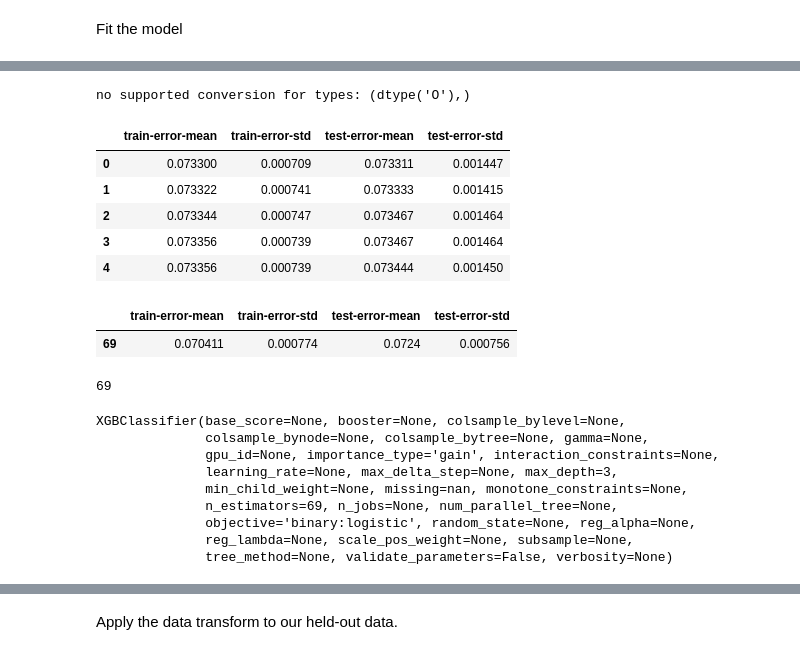
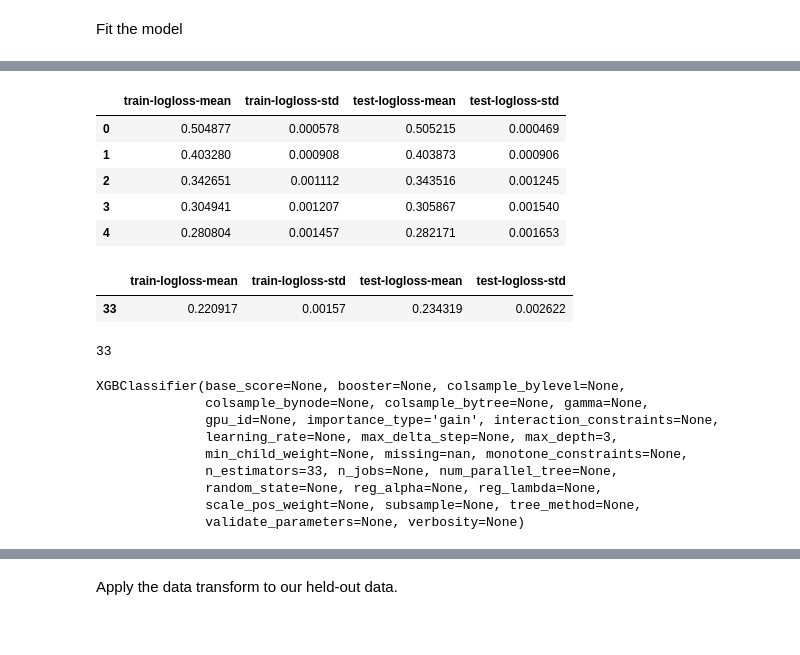
Before and after one commit to WinVector/pyvtreat, a Jupyter notebook: Examples/KDD2009Example/KDD2009Example.ipynb, the cells around one changed output, grey strips where cells are left out. Cells and saved outputs as stored; diff of their text form; code cells hidden in the pictures.

```diff
--- a/Examples/KDD2009Example/KDD2009Example.ipynb
+++ b/Examples/KDD2009Example/KDD2009Example.ipynb
@@ -93,7 +94,10 @@ We start by building our treatment plan, this has the `sklearn.pipeline.Pipeline
 # %%
 plan = vtreat.BinomialOutcomeTreatment(
     outcome_target=True,
-    params=vtreat.vtreat_parameters({'filter_to_recommended':True}))
+    params=vtreat.vtreat_parameters({
+        'filter_to_recommended': True,
+        'sparse_indicators': True,
+    }))
 # %% [markdown]
 Use `.fit_transform()` to get a special copy of the treated training data that has cross-validated mitigations againsst nested model bias. We call this a "cross frame." `.fit_transform()` is deliberately a different `DataFrame` than what would be returned by `.fit().transform()` (the `.fit().transform()` would damage the modeling effort due nested model bias, the `.fit_transform()` "cross frame" uses cross-validation techniques similar to "stacking" to mitigate these issues).
 # %%
@@ -163,8 +164,6 @@ try:
     cross_sparse = scipy.sparse.csc_matrix(cross_frame[model_vars])
 except Exception as ex:
     print(ex)
-# %% [output]
-no supported conversion for types: (dtype('O'),)
 # %%
 # works
 cross_sparse = scipy.sparse.hstack([scipy.sparse.csc_matrix(cross_frame[[vi]]) for vi in model_vars])
@@ -174,28 +173,28 @@ fd = xgboost.DMatrix(
     data=cross_sparse,
     label=churn_train)
 # %%
-x_parameters = {"max_depth":3, "objective":'binary:logistic'}
+x_parameters = {"max_depth":3, "objective":'binary:logistic', "eval_metric": 'logloss'}
 cv = xgboost.cv(x_parameters, fd, num_boost_round=100, verbose_eval=False)
 # %%
 cv.head()
 # %% [output]
-|  | train-error-mean | train-error-std | test-error-mean | test-error-std |
-| 0 | 0.073300 | 0.000709 | 0.073311 | 0.001447 |
-| 1 | 0.073322 | 0.000741 | 0.073333 | 0.001415 |
-| 2 | 0.073344 | 0.000747 | 0.073467 | 0.001464 |
-| 3 | 0.073356 | 0.000739 | 0.073467 | 0.001464 |
-| 4 | 0.073356 | 0.000739 | 0.073444 | 0.001450 |
+|  | train-logloss-mean | train-logloss-std | test-logloss-mean | test-logloss-std |
+| 0 | 0.504877 | 0.000578 | 0.505215 | 0.000469 |
+| 1 | 0.403280 | 0.000908 | 0.403873 | 0.000906 |
+| 2 | 0.342651 | 0.001112 | 0.343516 | 0.001245 |
+| 3 | 0.304941 | 0.001207 | 0.305867 | 0.001540 |
+| 4 | 0.280804 | 0.001457 | 0.282171 | 0.001653 |
 # %%
-best = cv.loc[cv["test-error-mean"]<= min(cv["test-error-mean"] + 1.0e-9), :]
+best = cv.loc[cv["test-logloss-mean"]<= min(cv["test-logloss-mean"] + 1.0e-9), :]
 best
 # %% [output]
-|  | train-error-mean | train-error-std | test-error-mean | test-error-std |
-| 69 | 0.070411 | 0.000774 | 0.0724 | 0.000756 |
+|  | train-logloss-mean | train-logloss-std | test-logloss-mean | test-logloss-std |
+| 33 | 0.220917 | 0.00157 | 0.234319 | 0.002622 |
 # %%
 ntree = best.index.values[0]
 ntree
 # %% [output]
-69
+33
 # %%
 fitter = xgboost.XGBClassifier(n_estimators=ntree, max_depth=3, objective='binary:logistic')
 fitter
@@ -205,9 +204,9 @@ XGBClassifier(base_score=None, booster=None, colsample_bylevel=None,
               gpu_id=None, importance_type='gain', interaction_constraints=None,
               learning_rate=None, max_delta_step=None, max_depth=3,
               min_child_weight=None, missing=nan, monotone_constraints=None,
-              n_estimators=69, n_jobs=None, num_parallel_tree=None,
-              objective='binary:logistic', random_state=None, reg_alpha=None,
-              reg_lambda=None, scale_pos_weight=None, subsample=None,
-              tree_method=None, validate_parameters=False, verbosity=None)
+              n_estimators=33, n_jobs=None, num_parallel_tree=None,
+              random_state=None, reg_alpha=None, reg_lambda=None,
+              scale_pos_weight=None, subsample=None, tree_method=None,
+              validate_parameters=None, verbosity=None)
 # %%
 model = fitter.fit(cross_sparse, churn_train)
```
Also changed, not shown: parts of 20 cells of this notebook, 1 other file.
